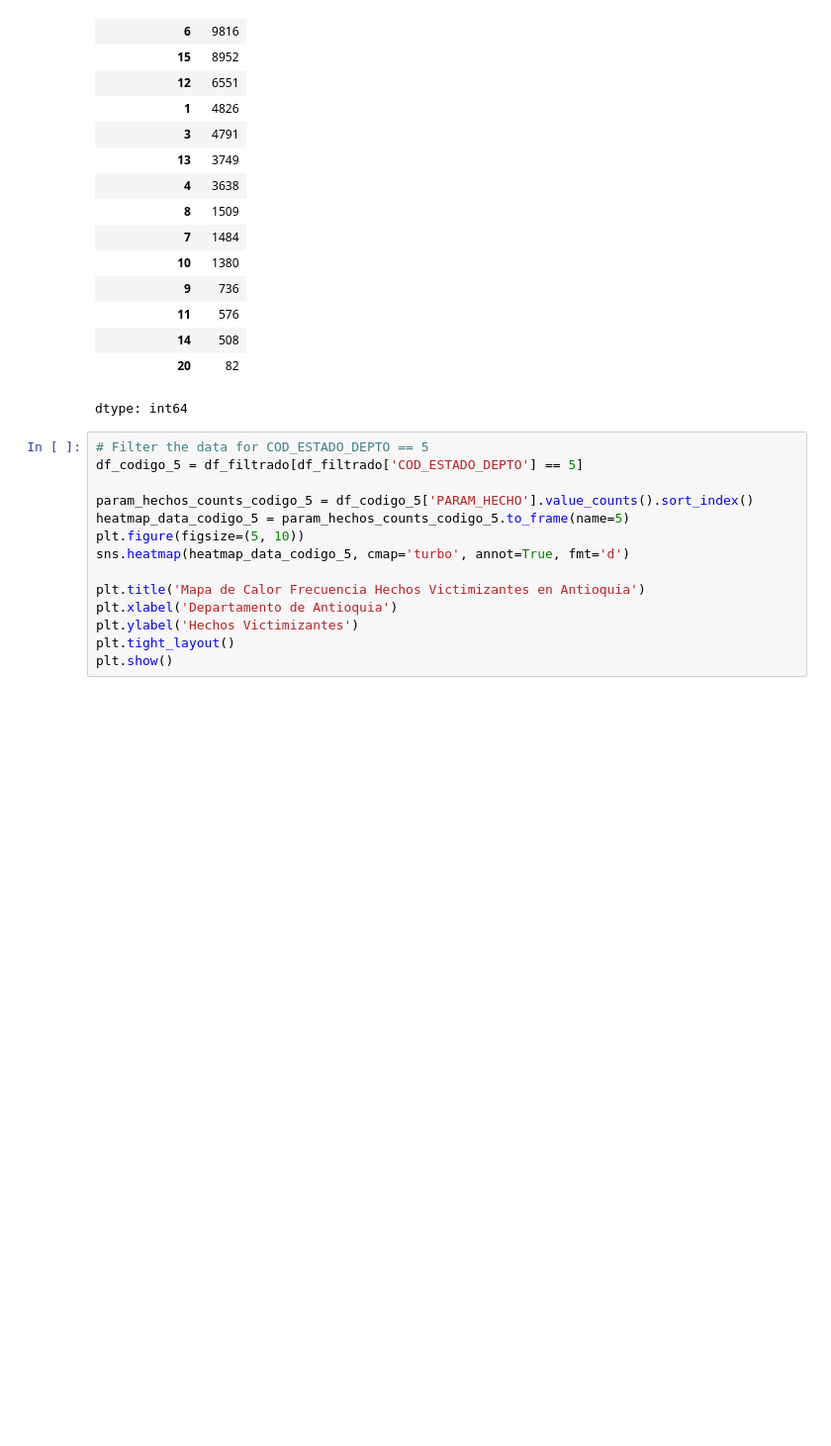
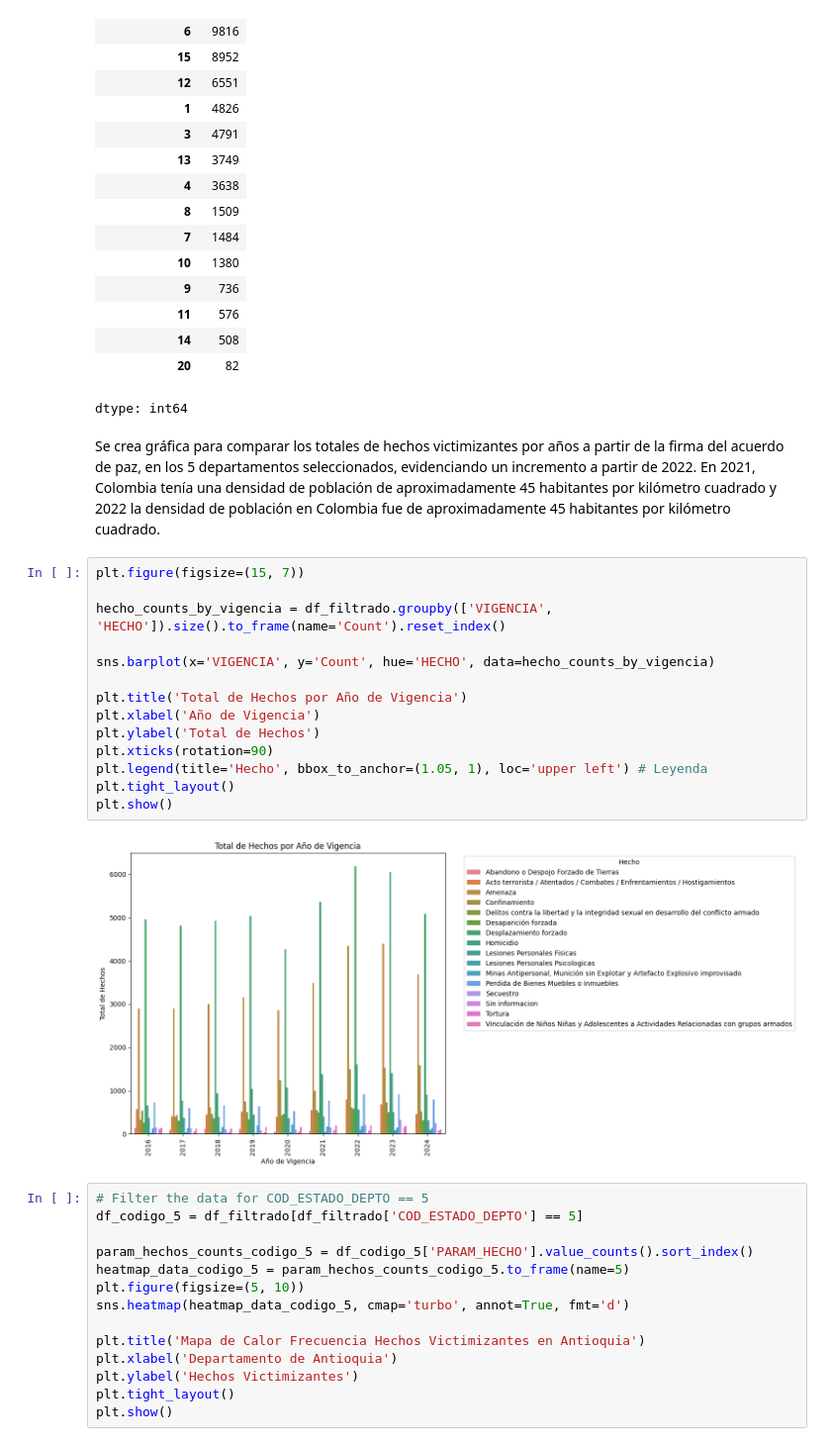
Before and after one commit to oviedokaren19/bc_G3_analisis_victimas, a Jupyter notebook: rama_nueva/sprint2.ipynb, the cells around one changed output. Shown at 99% size. Saved outputs shown, nothing was run; the diff lists cells and outputs as text; blank space fills up the shorter version.

```diff
--- a/rama_nueva/sprint2.ipynb
+++ b/rama_nueva/sprint2.ipynb
@@ -294,6 +310,24 @@ Cantidad de Hechos por PARAM_HECHOS (de mayor a menor):
 | 14 | 508 |
 | 20 | 82 |
 dtype: int64
+# %% [markdown]
+Se crea gráfica para comparar los totales de hechos victimizantes por años a partir de la firma del acuerdo de paz, en los 5 departamentos seleccionados, evidenciando un incremento a partir de 2022. En 2021, Colombia tenía una densidad de población de aproximadamente 45 habitantes por kilómetro cuadrado y 2022 la densidad de población en Colombia fue de aproximadamente 45 habitantes por kilómetro cuadrado.
+# %%
+plt.figure(figsize=(15, 7))
+
+hecho_counts_by_vigencia = df_filtrado.groupby(['VIGENCIA', 'HECHO']).size().to_frame(name='Count').reset_index()
+
+sns.barplot(x='VIGENCIA', y='Count', hue='HECHO', data=hecho_counts_by_vigencia)
+
+plt.title('Total de Hechos por Año de Vigencia')
+plt.xlabel('Año de Vigencia')
+plt.ylabel('Total de Hechos')
+plt.xticks(rotation=90)
+plt.legend(title='Hecho', bbox_to_anchor=(1.05, 1), loc='upper left') # Leyenda
+plt.tight_layout()
+plt.show()
+# %% [output]
+[figure, added]
 # %%
 # Filter the data for COD_ESTADO_DEPTO == 5
 df_codigo_5 = df_filtrado[df_filtrado['COD_ESTADO_DEPTO'] == 5]
```
Also changed, not shown: parts of 3 cells of this notebook.
